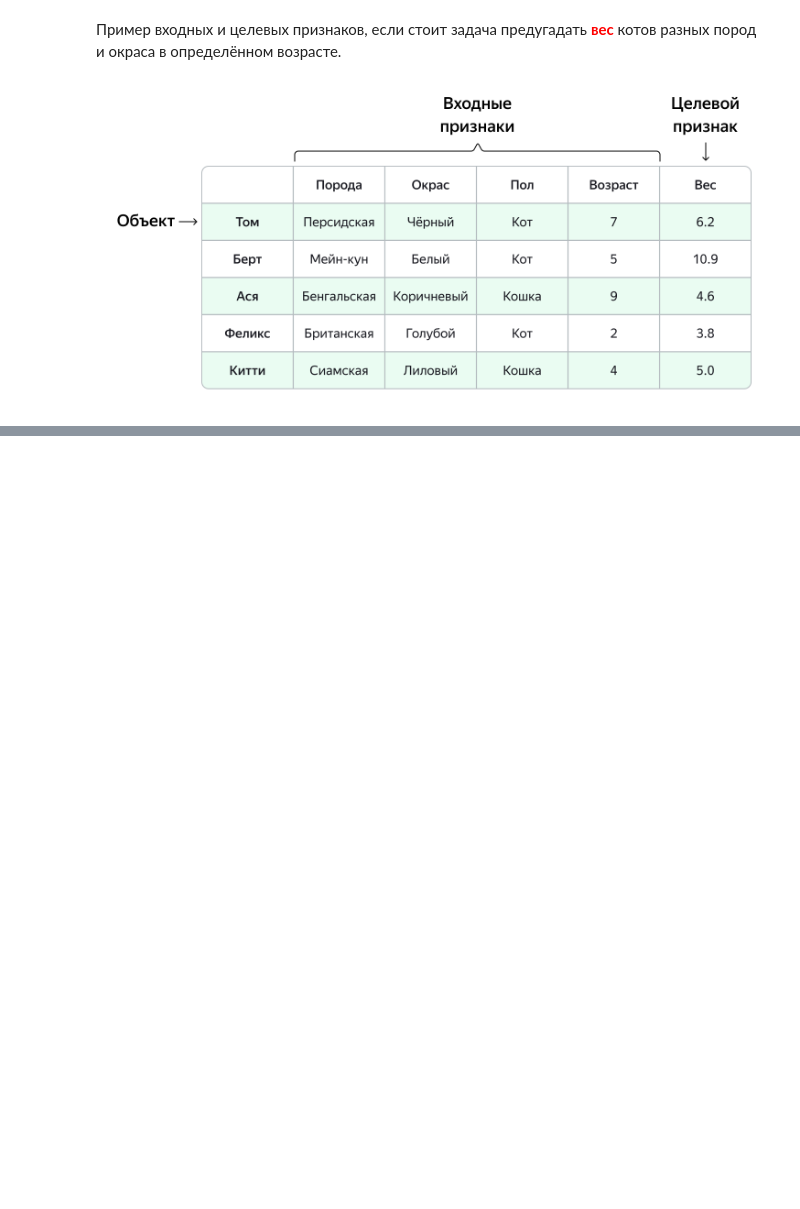
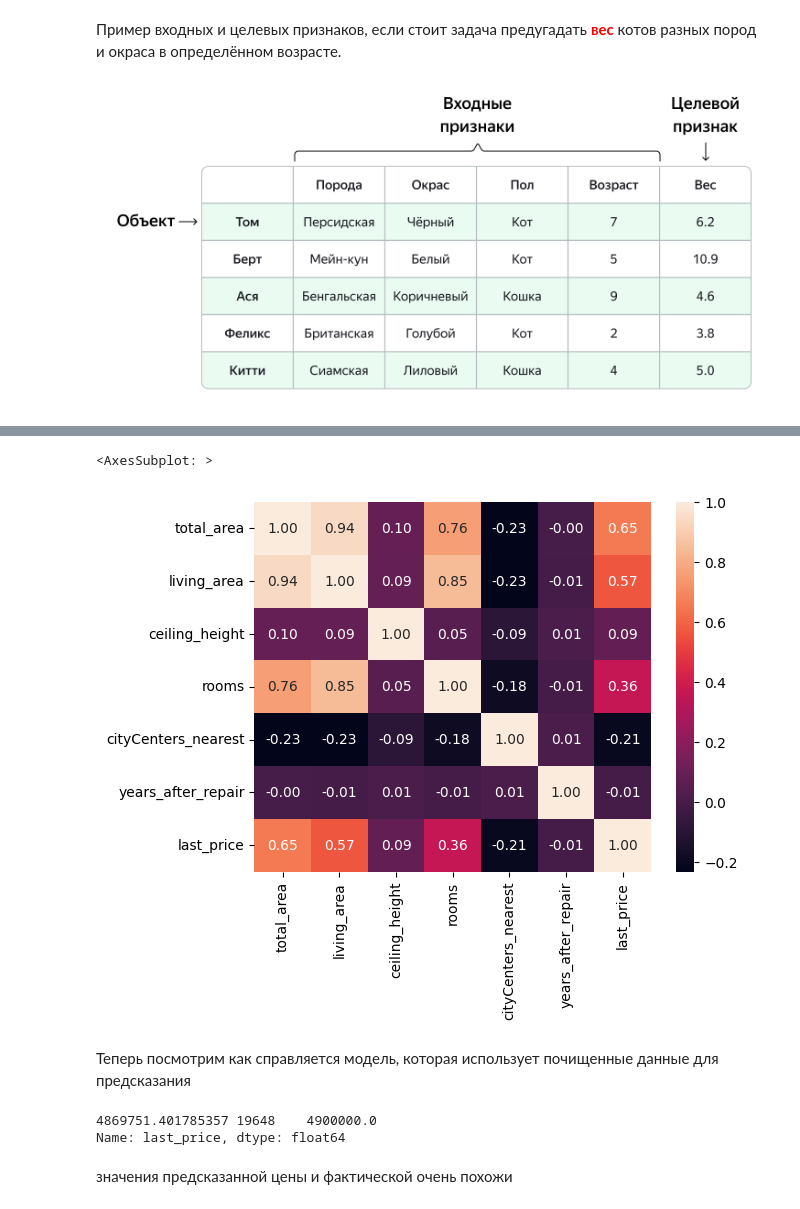
Before and after one commit to anthonypotekhin/studying, a Jupyter notebook: yandex_practicum/mashine_learning_lecture.ipynb, the cells around one changed output, grey strips where cells are left out. Saved outputs shown, nothing was run; the diff lists cells and outputs as text; code cells hidden in the pictures; blank space fills up the shorter version.

```diff
--- a/yandex_practicum/mashine_learning_lecture.ipynb
+++ b/yandex_practicum/mashine_learning_lecture.ipynb
@@ -82,0 +163,3 @@
+# %%
+import pandas as pd
+df_estate = pd.read_csv('/Users/tony_builder/Documents/GitHub/studying/yandex_practicum/data/real_estate_data.csv', sep='\t')
@@ -82,0 +190,3 @@
+# %%
+import random
+df_estate['years_after_repair']= pd.Series((random.randint(0,10) for _ in range(23699)))
@@ -82,0 +197,2 @@
+# %%
+df_estate_clean = df_estate[['total_area', 'living_area', 'ceiling_height', 'rooms','cityCenters_nearest',  'years_after_repair', 'last_price']]
@@ -82,0 +214,47 @@
+# %%
+# импорт библиотеки seaborn
+import seaborn as sns
+
+# построение тепловой карты
+sns.heatmap(df_estate_clean.corr(), annot=True, fmt='.2f')
+# %% [output]
+<AxesSubplot: >
+[figure, added]
+# %% [markdown]
+Теперь посмотрим как справляется модель, которая использует почищенные данные для предсказания
+# %%
+# необходимые импорты
+import pandas as pd
+
+from sklearn.linear_model import LinearRegression
+from sklearn.model_selection import train_test_split
+
+
+# создание константы RANDOM_STATE
+RANDOM_STATE = 42
+
+
+# считывание CSV-файла в датафрейм pandas, сохранение выборок
+df = df_estate_clean.dropna()
+X = df.drop('last_price', axis=1)
+y = df['last_price']
+X_train, X_test, y_train, y_test = train_test_split(
+    X,
+    y,
+    random_state=RANDOM_STATE
+)
+
+# инициализация и обучение модели
+model_lr  = LinearRegression()
+model_lr.fit(X_train, y_train)
+
+# предсказанные значения для X_test
+predictions = model_lr.predict(X_test)
+
+# вывод первых предсказанного и настоящего значений
+print(predictions[0], y_test.head(1))
+# %% [output]
+4869751.401785357 19648    4900000.0
+Name: last_price, dtype: float64
+# %% [markdown]
+значения предсказанной цены и фактической очень похожи
```
Also changed, not shown: parts of 39 cells of this notebook, 1 other file.
